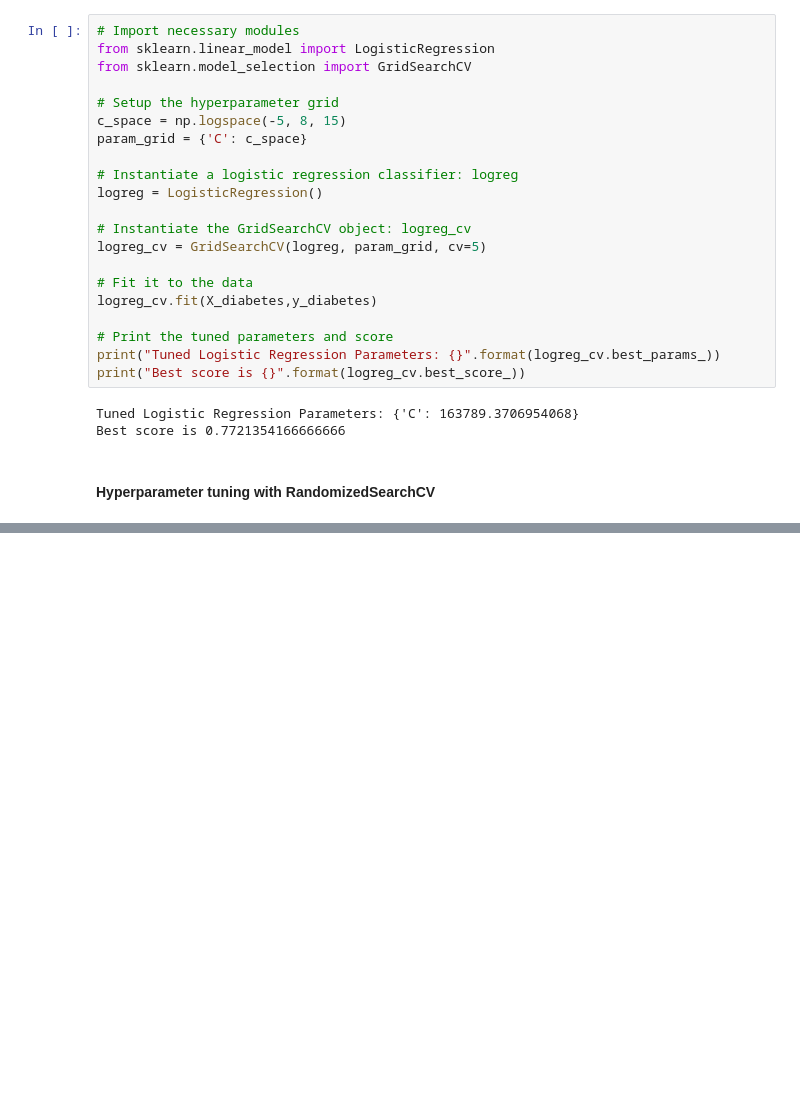
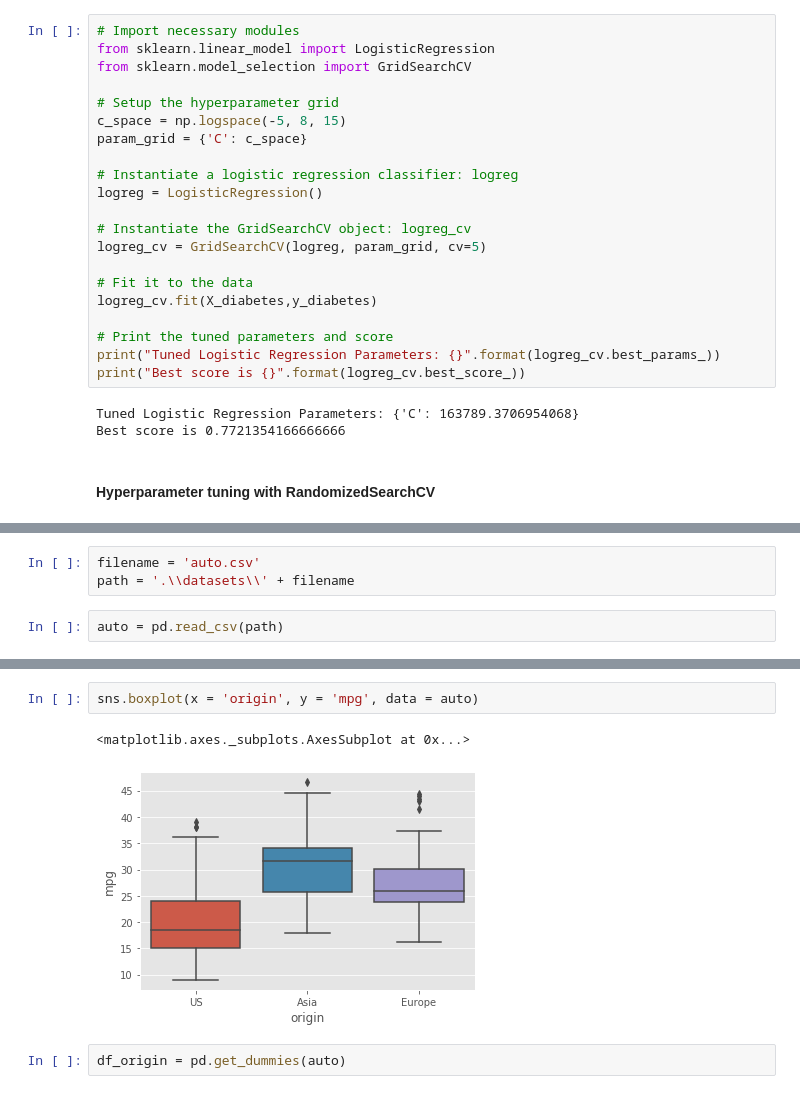
Before and after one commit to jeff0994/DataScienceProject, a Jupyter notebook: Machine Learning with Sklearn (tutorial)/Supervised Learning with scikit-learn.ipynb, the cells around one changed output, grey strips where cells are left out. Drawn from its saved outputs; the diff is of its cells as text; blank space fills up the shorter version.

```diff
--- a/Machine Learning with Sklearn (tutorial)/Supervised Learning with scikit-learn.ipynb
+++ b/Machine Learning with Sklearn (tutorial)/Supervised Learning with scikit-learn.ipynb
@@ -1628,0 +1819,5 @@ Best score is 0.7721354166666666
+# %%
+filename = 'auto.csv'
+path = '.\\datasets\\' + filename
+# %%
+auto = pd.read_csv(path)
@@ -1628,0 +1833,7 @@ Best score is 0.7721354166666666
+# %%
+sns.boxplot(x = 'origin', y = 'mpg', data = auto)
+# %% [output]
+<matplotlib.axes._subplots.AxesSubplot at 0x...>
+[figure, added]
+# %%
+df_origin = pd.get_dummies(auto)
```
Also changed, not shown: parts of 139 cells of this notebook.
